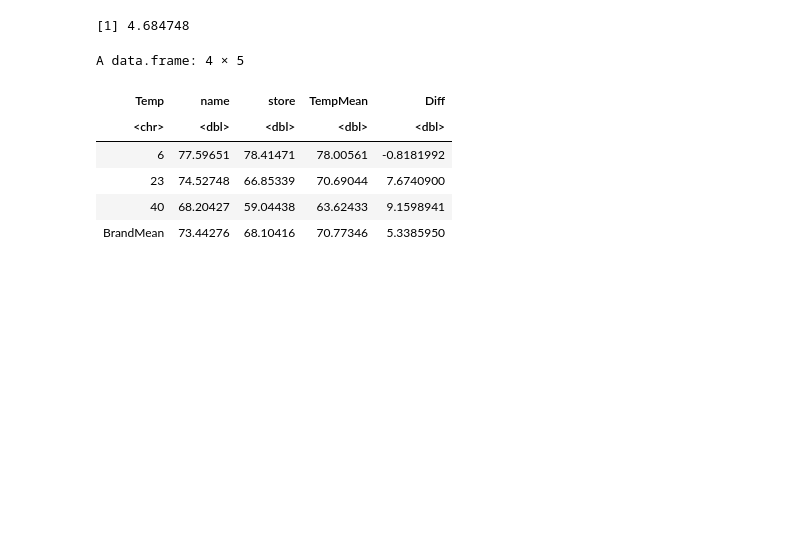
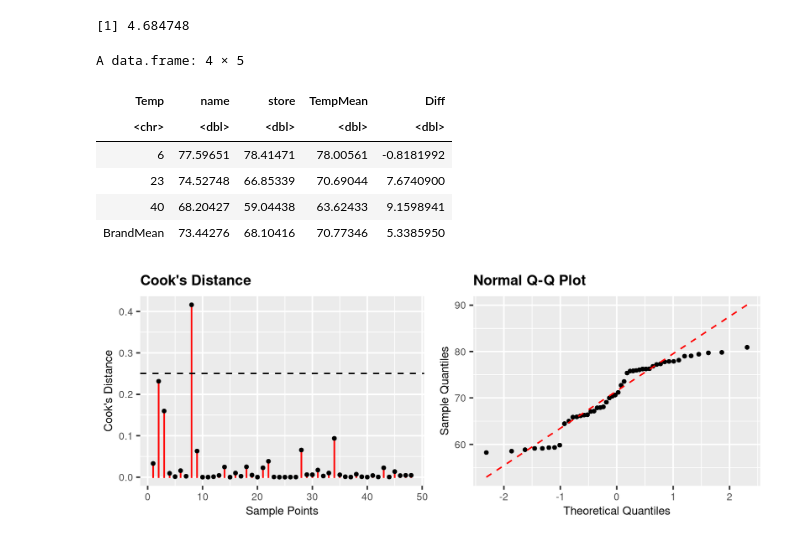
Before and after one commit to hkopanski/ST_518_Project, a Jupyter notebook: mixed_effect_SASlike.ipynb, the cells around one changed output. Cells and saved outputs as stored; diff of their text form; code cells hidden in the pictures; blank space fills up the shorter version.

```diff
--- a/mixed_effect_SASlike.ipynb
+++ b/mixed_effect_SASlike.ipynb
@@ -486,3 +479,39 @@ A data.frame: 4 × 5
 | 23 | 74.52748 | 66.85339 | 70.69044 | 7.6740900 |
 | 40 | 68.20427 | 59.04438 | 63.62433 | 9.1598941 |
 | BrandMean | 73.44276 | 68.10416 | 70.77346 | 5.3385950 |
+# %%
+options(repr.plot.width = 6.5, repr.plot.height = 2.5, repr.plot.res = 250)
+
+aov_eff <- aov(lm_eff <- lm(Time ~ Brand * Temp * Stirred, data = df_eff))
+
+cooksD_values <- cooks.distance(lm_eff)
+
+CD_plot <- ggplot() +
+  geom_col(aes(y = cooksD_values, x = 1:length(cooksD_values)),
+  width = 0.025, col = 'red')  +
+  geom_point(aes(y = cooksD_values, x = 1:length(cooksD_values)), shape = 20) +
+  xlab('Sample Points') + ylab("Cook's Distance") +
+  geom_hline(yintercept = 0.25, lty = 2) +
+  labs(title = "Cook's Distance") +
+  theme(
+      plot.title = element_text(size = 10, face = "bold"),
+      axis.text = element_text(size = 7),
+      axis.title = element_text(size = 8)
+)
+
+#CD_plot <- ols_plot_cooksd_chart(lm_eff)
+qqplot1 <- ggplot(df_eff, aes(sample = Time)) +
+  stat_qq(shape = 20) +
+  stat_qq_line(linetype = "dashed", col = 'red') +
+  labs(x = "Theoretical Quantiles",
+       y = "Sample Quantiles",
+       title = "Normal Q-Q Plot") +
+  theme(
+      plot.title = element_text(size = 10, face = "bold"),
+      axis.text = element_text(size = 7),
+      axis.title = element_text(size = 8)
+)
+
+plot_grid(CD_plot, qqplot1)
+# %% [output]
+[figure, added]
```
Also changed, not shown: parts of 2 cells of this notebook, 2 other files.
